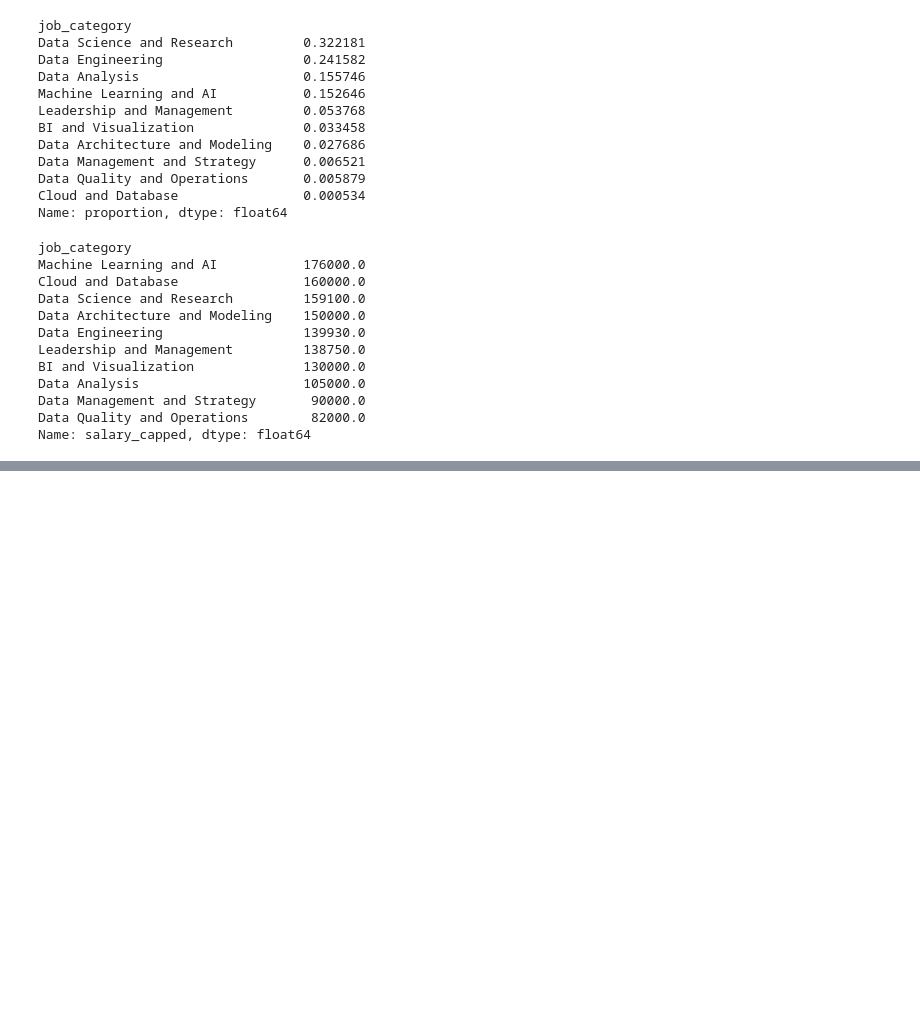
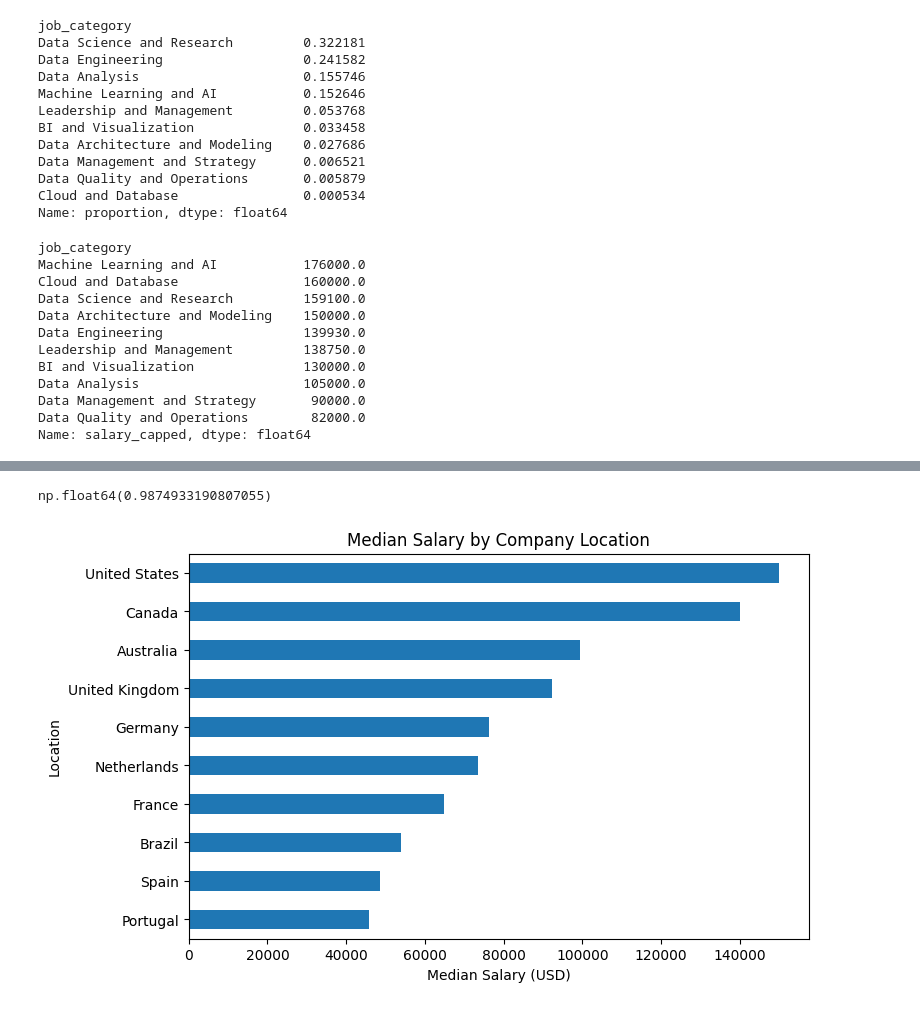
Before and after one commit to munzier-kashef/Tech-Compensation-Analysis, a Jupyter notebook: notebooks/tech_compensation_analysis.ipynb, the cells around one changed output, grey strips where cells are left out. Drawn from its saved outputs; the diff is of its cells as text; code cells hidden in the pictures; blank space fills up the shorter version.

```diff
--- a/notebooks/tech_compensation_analysis.ipynb
+++ b/notebooks/tech_compensation_analysis.ipynb
@@ -280,0 +359,16 @@ Name: salary_capped, dtype: float64
+# %%
+(df["employee_residence"] == df["company_location"]).mean()
+# %% [output]
+np.float64(0.9874933190807055)
+# %%
+top_locations = df["company_location"].value_counts().head(10).index
+
+location_salary = (df[df["company_location"].isin(top_locations)].groupby("company_location")["salary_capped"].median().sort_values())
+
+location_salary.plot(kind="barh", figsize=(8,5))
+plt.title("Median Salary by Company Location")
+plt.xlabel("Median Salary (USD)")
+plt.ylabel("Location")
+plt.show()
+# %% [output]
+[figure, added]
```
Also changed, not shown: parts of 11 cells of this notebook, 1 other file.
